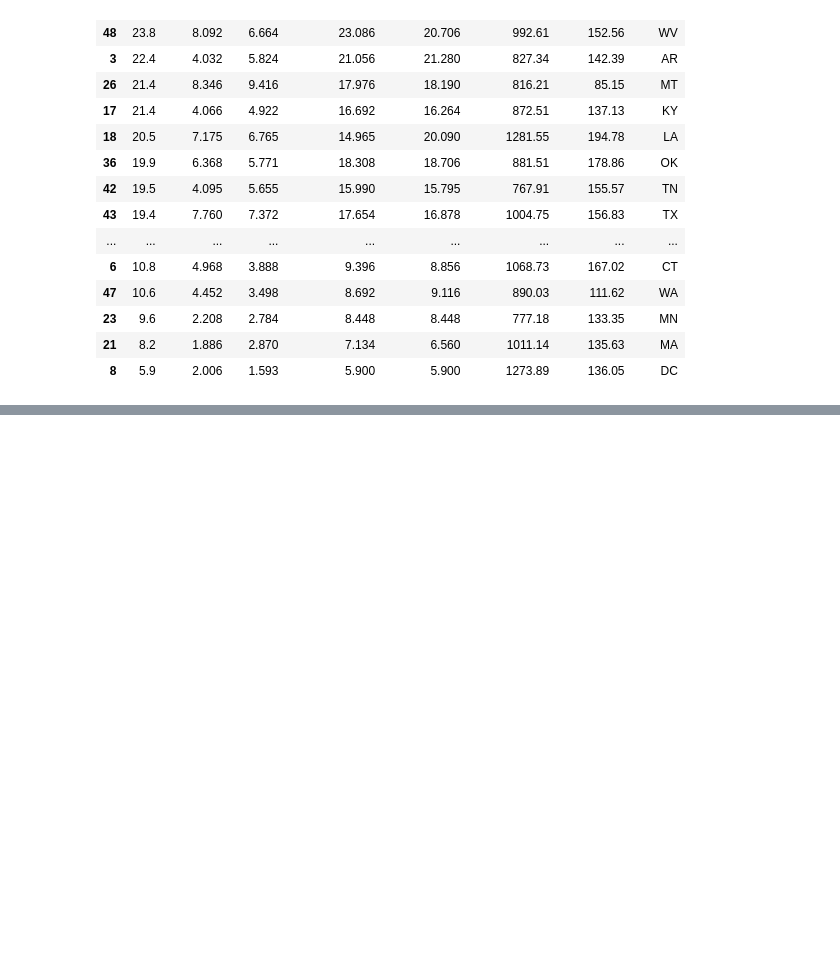
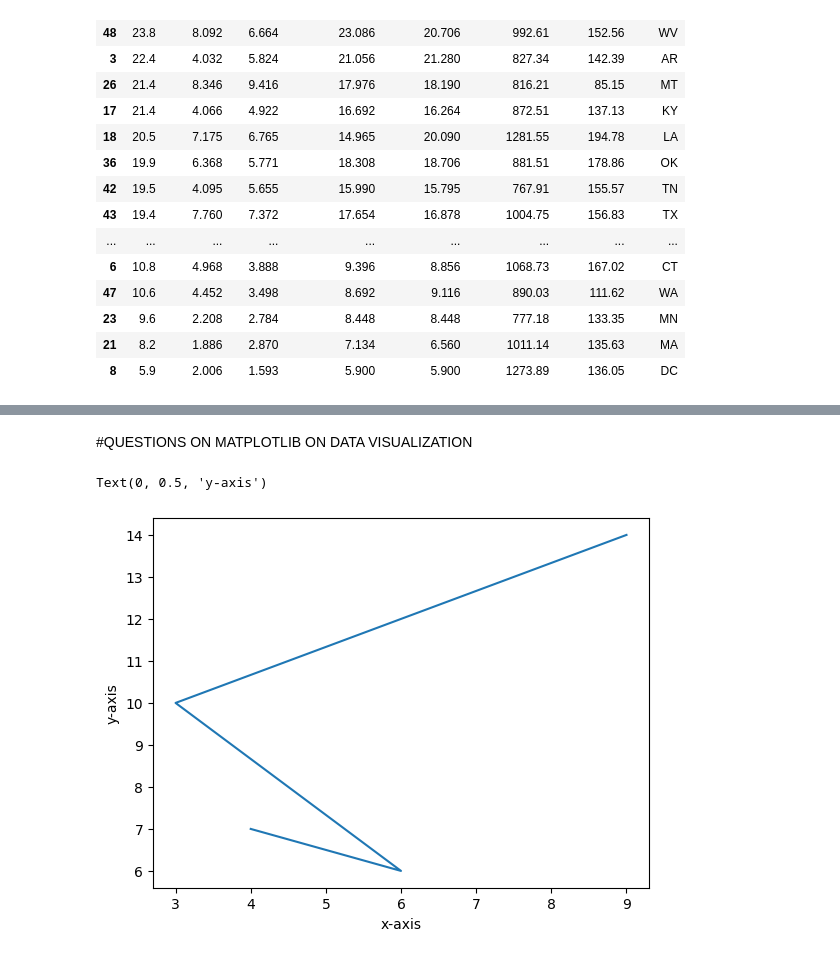
Before and after one commit to muskan-student/pythondata-analytics, a Jupyter notebook: practice.ipynb, the cells around one changed output, grey strips where cells are left out. Cells and saved outputs as stored; diff of their text form; code cells hidden in the pictures; blank space fills up the shorter version.

```diff
--- a/practice.ipynb
+++ b/practice.ipynb
@@ -330,0 +434,9 @@ sns.despine(left = True ,bottom = True)
+# %% [markdown]
+#QUESTIONS ON MATPLOTLIB ON DATA VISUALIZATION
+# %%
+plt.plot([4,6,3,9],[7,6,10,14])
+plt.xlabel('x-axis')
+plt.ylabel('y-axis')
+# %% [output]
+Text(0, 0.5, 'y-axis')
+[figure, added]
```
Also changed, not shown: parts of 22 cells of this notebook, 1 other file.
